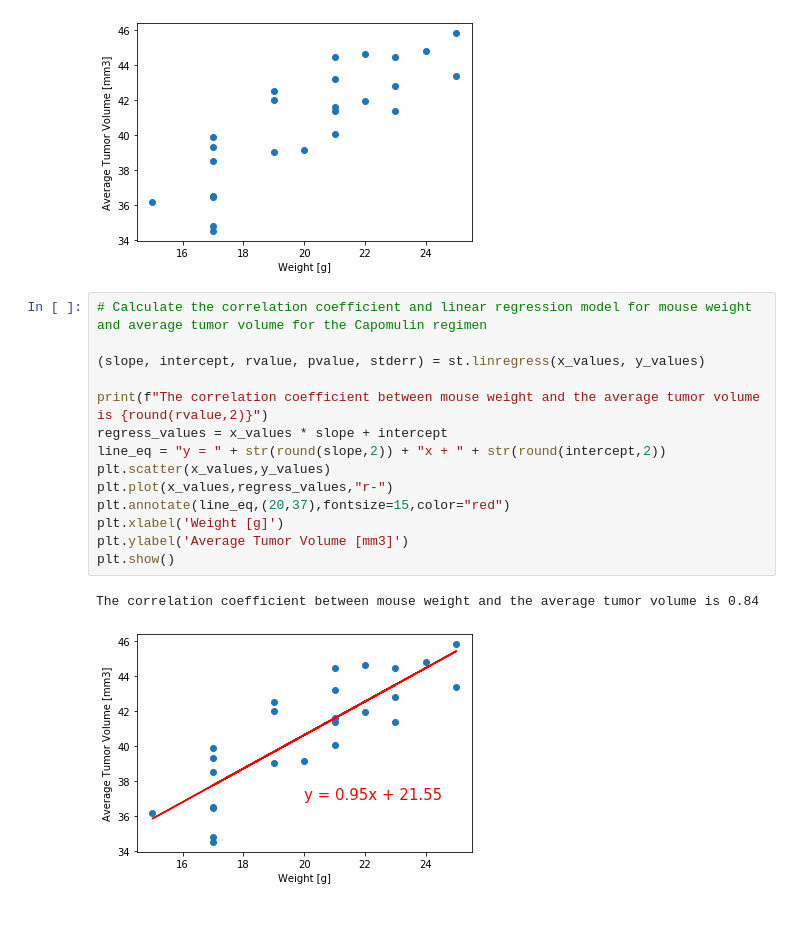
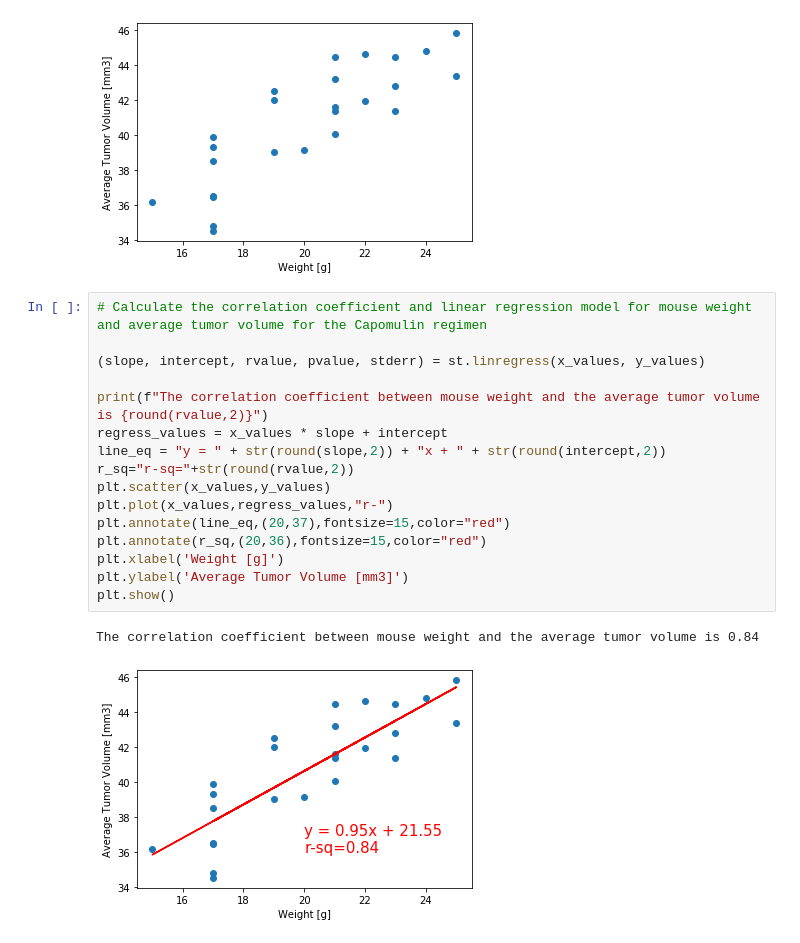
Before and after one commit to florin-vasiliu/matplotlib-challenge, a Jupyter notebook: Pymaceuticals/pymaceuticals_final.ipynb, the cells around one changed output. Saved outputs shown, nothing was run; the diff lists cells and outputs as text.

Commit message:
Added Images

```diff
--- a/Pymaceuticals/pymaceuticals_final.ipynb
+++ b/Pymaceuticals/pymaceuticals_final.ipynb
@@ -199,17 +199,19 @@ plt.show()
 # %%
 # Calculate the correlation coefficient and linear regression model for mouse weight and average tumor volume for the Capomulin regimen
 
 (slope, intercept, rvalue, pvalue, stderr) = st.linregress(x_values, y_values)
 
 print(f"The correlation coefficient between mouse weight and the average tumor volume is {round(rvalue,2)}")
 regress_values = x_values * slope + intercept
 line_eq = "y = " + str(round(slope,2)) + "x + " + str(round(intercept,2))
+r_sq="r-sq="+str(round(rvalue,2))
 plt.scatter(x_values,y_values)
 plt.plot(x_values,regress_values,"r-")
 plt.annotate(line_eq,(20,37),fontsize=15,color="red")
+plt.annotate(r_sq,(20,36),fontsize=15,color="red")
 plt.xlabel('Weight [g]')
 plt.ylabel('Average Tumor Volume [mm3]')
 plt.show()
 # %% [output]
 The correlation coefficient between mouse weight and the average tumor volume is 0.84
-[figure, old version]
+[figure, new version]
```
Also changed, not shown: 6 other files.
